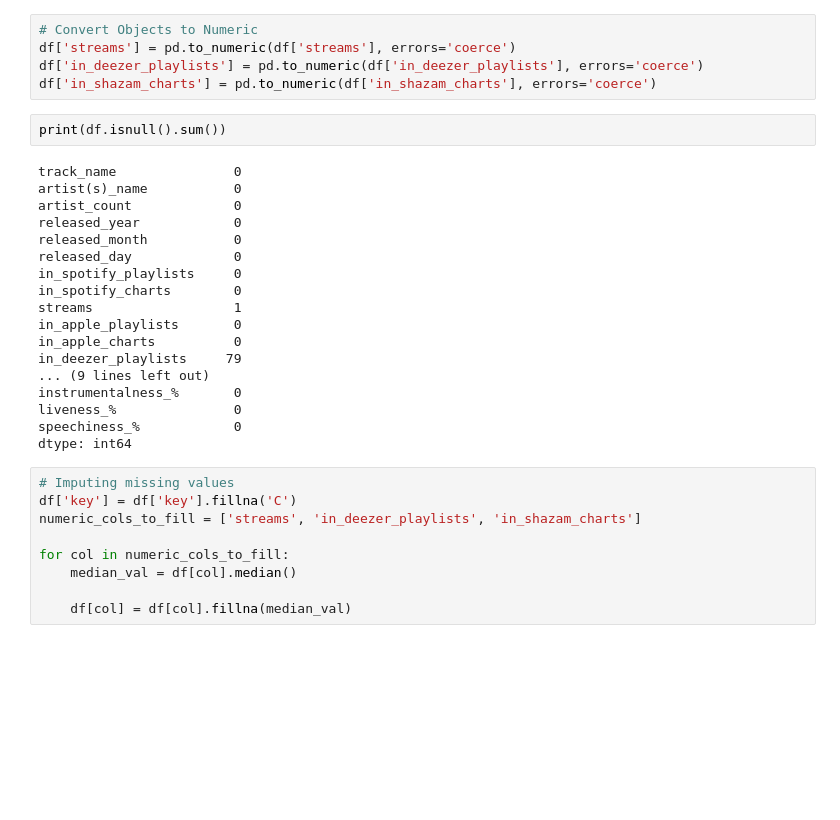
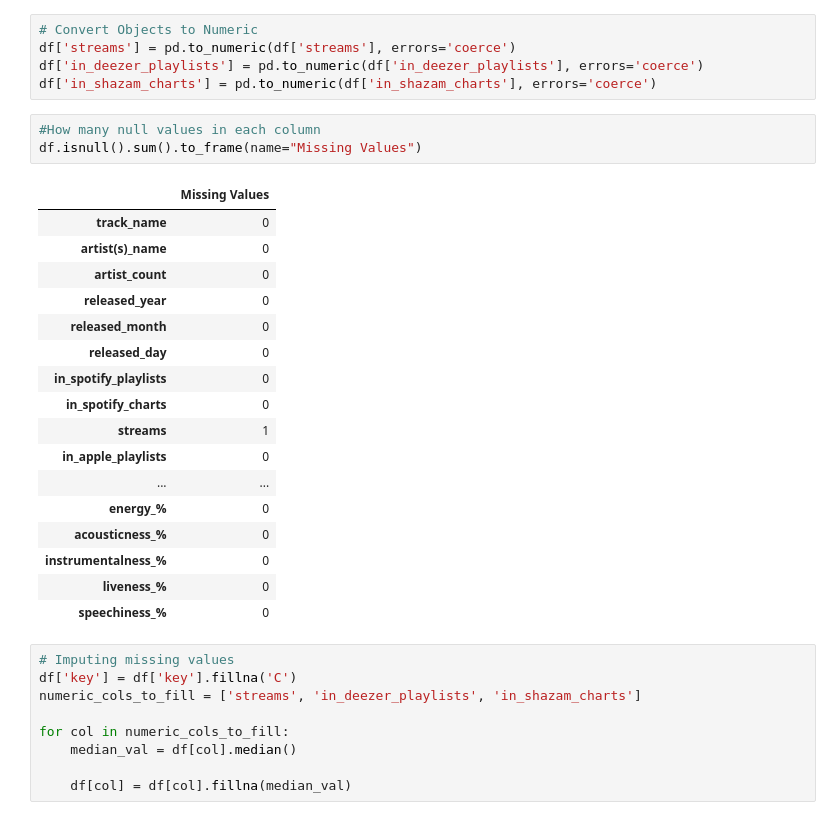
Before and after one commit to loonsa/CMSC320-Project, a Jupyter notebook: project.ipynb, the cells around one changed output. Saved outputs shown, nothing was run; the diff lists cells and outputs as text; blank space fills up the shorter version.

```diff
--- a/project.ipynb
+++ b/project.ipynb
@@ -81,25 +82,26 @@ df['streams'] = pd.to_numeric(df['streams'], errors='coerce')
 df['in_deezer_playlists'] = pd.to_numeric(df['in_deezer_playlists'], errors='coerce')
 df['in_shazam_charts'] = pd.to_numeric(df['in_shazam_charts'], errors='coerce')
 # %%
-print(df.isnull().sum())
+#How many null values in each column
+df.isnull().sum().to_frame(name="Missing Values")
 # %% [output]
-track_name               0
-artist(s)_name           0
-artist_count             0
-released_year            0
-released_month           0
-released_day             0
-in_spotify_playlists     0
-in_spotify_charts        0
-streams                  1
-in_apple_playlists       0
-in_apple_charts          0
-in_deezer_playlists     79
-... (9 lines left out)
-instrumentalness_%       0
-liveness_%               0
-speechiness_%            0
-dtype: int64
+|  | Missing Values |
+| track_name | 0 |
+| artist(s)_name | 0 |
+| artist_count | 0 |
+| released_year | 0 |
+| released_month | 0 |
+| released_day | 0 |
+| in_spotify_playlists | 0 |
+| in_spotify_charts | 0 |
+| streams | 1 |
+| in_apple_playlists | 0 |
+| ... | ... |
+| energy_% | 0 |
+| acousticness_% | 0 |
+| instrumentalness_% | 0 |
+| liveness_% | 0 |
+| speechiness_% | 0 |
 # %%
 # Imputing missing values
 df['key'] = df['key'].fillna('C')
```
Also changed, not shown: parts of 4 cells of this notebook.
